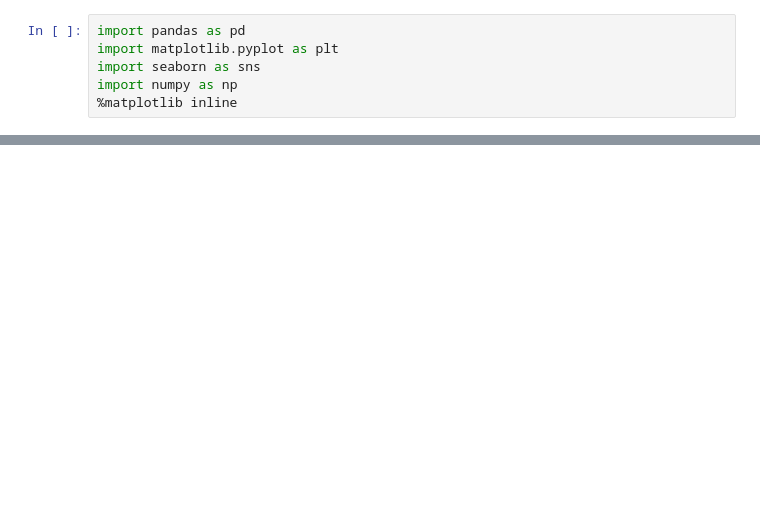
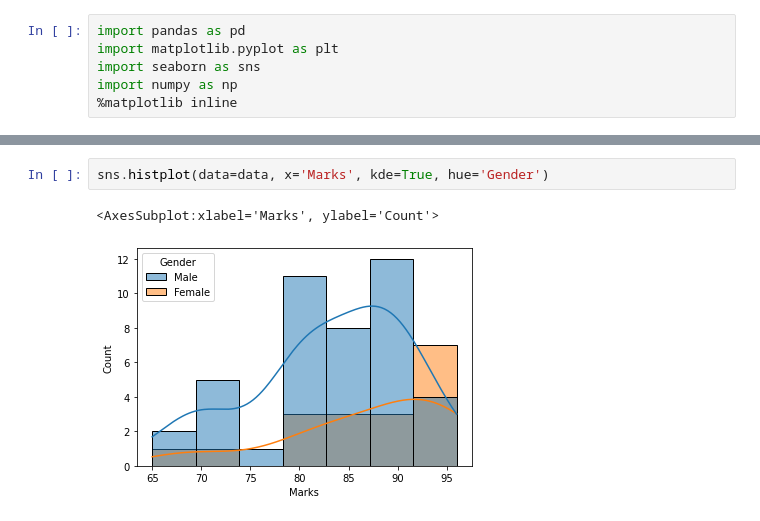
Before and after one commit to BALAJI24092001/Student-Perception-Analysis, a Jupyter notebook: StudentPercetionAnalysis.ipynb, the cells around one changed output, grey strips where cells are left out. Saved outputs shown, nothing was run; the diff lists cells and outputs as text; blank space fills up the shorter version.

```diff
--- a/StudentPercetionAnalysis.ipynb
+++ b/StudentPercetionAnalysis.ipynb
@@ -71,0 +82,5 @@ sns.heatmap(data.corr(), annot=True, cmap='winter', mask=mask1, vmin=-1, square=
+# %%
+sns.histplot(data=data, x='Marks', kde=True, hue='Gender')
+# %% [output]
+<AxesSubplot:xlabel='Marks', ylabel='Count'>
+[figure, added]
```
Also changed, not shown: parts of 12 cells of this notebook.
